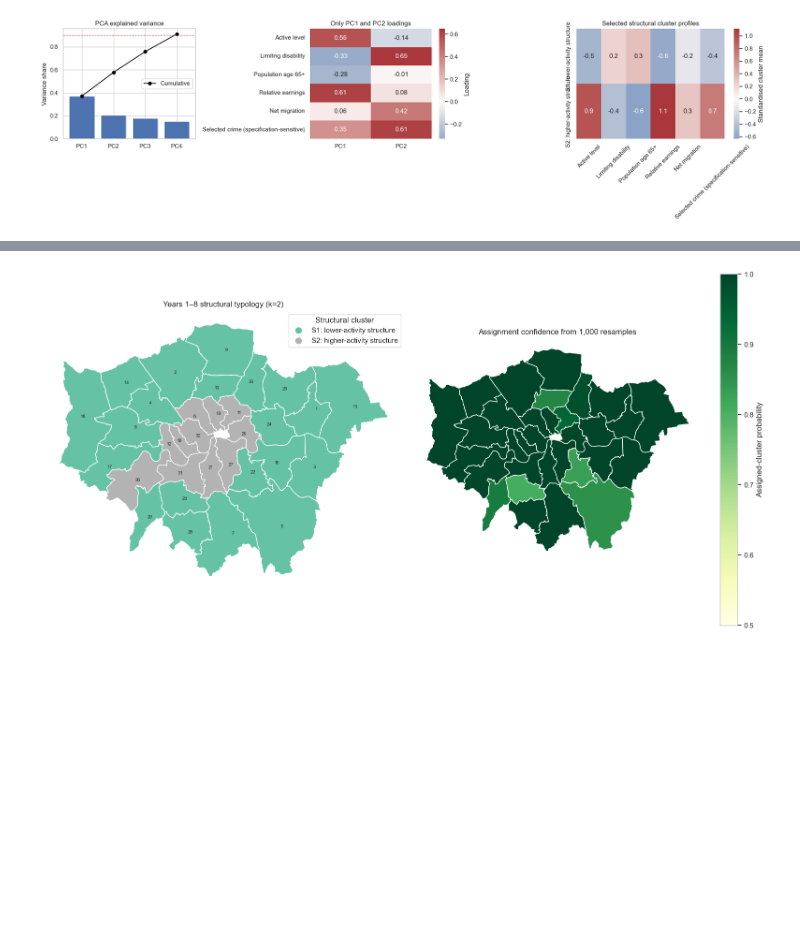
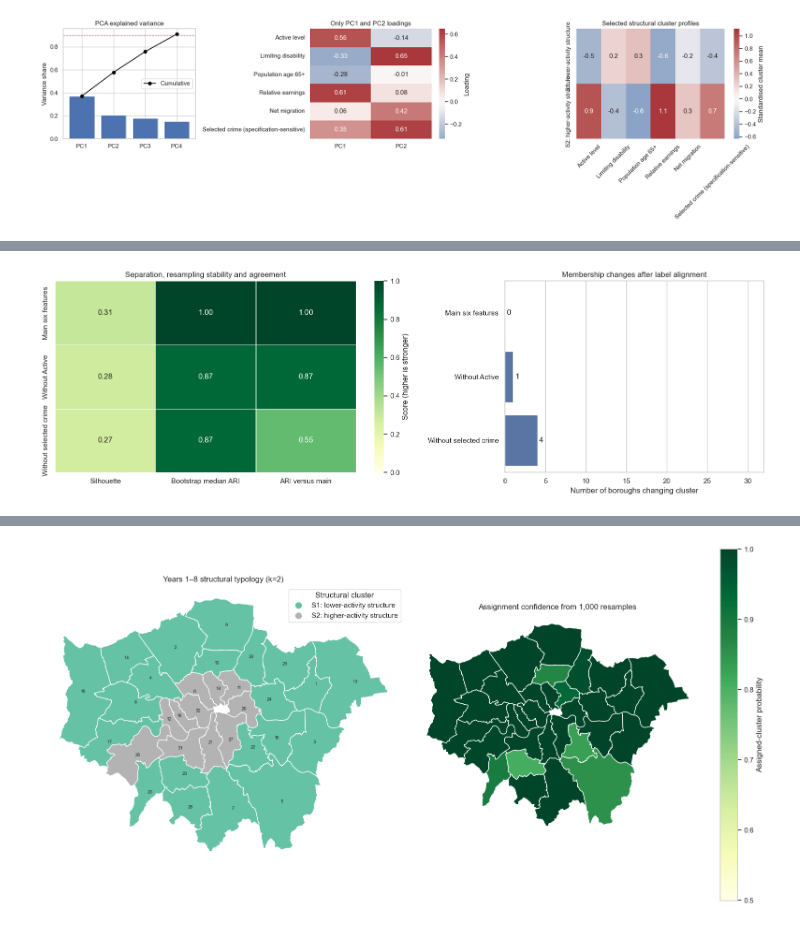
Before and after one commit to YifengMao666/London-Sport2-Group20, a Jupyter notebook: Yifeng Mao/Q1/physical_activity_analysis/02b_borough_clustering_analysis.ipynb, the cells around one changed output, grey strips where cells are left out. Drawn from its saved outputs; the diff is of its cells as text; code cells hidden in the pictures; blank space fills up the shorter version.

```diff
--- a/Yifeng Mao/Q1/physical_activity_analysis/02b_borough_clustering_analysis.ipynb
+++ b/Yifeng Mao/Q1/physical_activity_analysis/02b_borough_clustering_analysis.ipynb
@@ -411,0 +418,90 @@ plt.show()
+# %%
+# Test whether Active level or selected crime is essential to the structural partition.
+STRUCTURAL_SENSITIVITY_SETS = {
+    'Main six features': STRUCTURAL_FEATURES,
+    'Without Active': [feature for feature in STRUCTURAL_FEATURES if feature != 'active_level'],
+    'Without selected crime': [feature for feature in STRUCTURAL_FEATURES if feature != 'selected_crime'],
+}
+
+
+def align_partition(reference, candidate):
+    """Align cluster numbers before counting boroughs that change membership."""
+    reference_values = np.unique(reference)
+    candidate_values = np.unique(candidate)
+    contingency = np.array([
+        [np.sum((reference == ref) & (candidate == cand)) for cand in candidate_values]
+        for ref in reference_values
+    ])
+    rows, columns = linear_sum_assignment(-contingency)
+    mapping = {candidate_values[column]: reference_values[row] for row, column in zip(rows, columns)}
+    return np.array([mapping[value] for value in candidate])
+
+
+def evaluate_structural_specification(name, features):
+    """Refit one fixed-method, fixed-k feature specification and compare it with the main labels."""
+    values = PCA(n_components=.90, random_state=RANDOM_STATE).fit_transform(
+        StandardScaler().fit_transform(structural_profile[features])
+    )
+    labels = fit_cluster_labels(selected_method, selected_k, values)
+
+    # Refit the same specification in every existing year-block resample.
+    bootstrap_ari = []
+    for repeat, sampled_profile in enumerate(structural_boot_profiles):
+        sampled_values = PCA(
+            n_components=.90, random_state=RANDOM_STATE + repeat
+        ).fit_transform(StandardScaler().fit_transform(sampled_profile[features]))
+        sampled_labels = fit_cluster_labels(
+            selected_method, selected_k, sampled_values, RANDOM_STATE + repeat, n_init=5
+        )
+        bootstrap_ari.append(adjusted_rand_score(labels, sampled_labels))
+
+    # Align arbitrary cluster numbers before identifying changed boroughs.
+    aligned = align_partition(structural_raw_labels, labels)
+    changed = aligned != structural_raw_labels
+    return {
+        'Specification': name,
+        'Silhouette': silhouette_score(values, labels),
+        'Bootstrap median ARI': np.median(bootstrap_ari),
+        'ARI versus main': adjusted_rand_score(structural_raw_labels, labels),
+        'Changed boroughs': int(changed.sum()),
+        'Changed borough names': ', '.join(structural_profile.loc[changed, 'geography_name']),
+    }
+
+
+# Compare all three specifications using identical evaluation rules.
+structural_sensitivity = pd.DataFrame([
+    evaluate_structural_specification(name, features)
+    for name, features in STRUCTURAL_SENSITIVITY_SETS.items()
+])
+
+# Keep the comparison compact: three agreement metrics and one direct change count.
+fig, axes = plt.subplots(1, 2, figsize=(16, 5.2), gridspec_kw={'width_ratios': [1.45, 1]})
+metric_matrix = structural_sensitivity.set_index('Specification')[[
+    'Silhouette', 'Bootstrap median ARI', 'ARI versus main'
+]]
+sns.heatmap(
+    metric_matrix, cmap='YlGn', vmin=0, vmax=1, annot=True, fmt='.2f',
+    linewidths=.6, cbar_kws={'label': 'Score (higher is stronger)'}, ax=axes[0],
+)
+axes[0].set(title='Separation, resampling stability and agreement', xlabel='', ylabel='')
+
+sns.barplot(
+    data=structural_sensitivity, x='Changed boroughs', y='Specification',
+    color='#4C72B0', ax=axes[1],
+)
+axes[1].set(
+    title='Membership changes after label alignment',
+    xlabel='Number of boroughs changing cluster', ylabel='', xlim=(0, 32),
+)
+for container in axes[1].containers:
+    axes[1].bar_label(container, padding=3)
+fig.tight_layout()
+plt.show()
+
+# Show borough names only where a deletion changes membership.
+display(structural_sensitivity[[
+    'Specification', 'Silhouette', 'Bootstrap median ARI',
+    'ARI versus main', 'Changed boroughs', 'Changed borough names',
+]].round(3))
+# %% [output]
+[figure, added]
```
Also changed, not shown: parts of 9 cells of this notebook, 1 other file.
